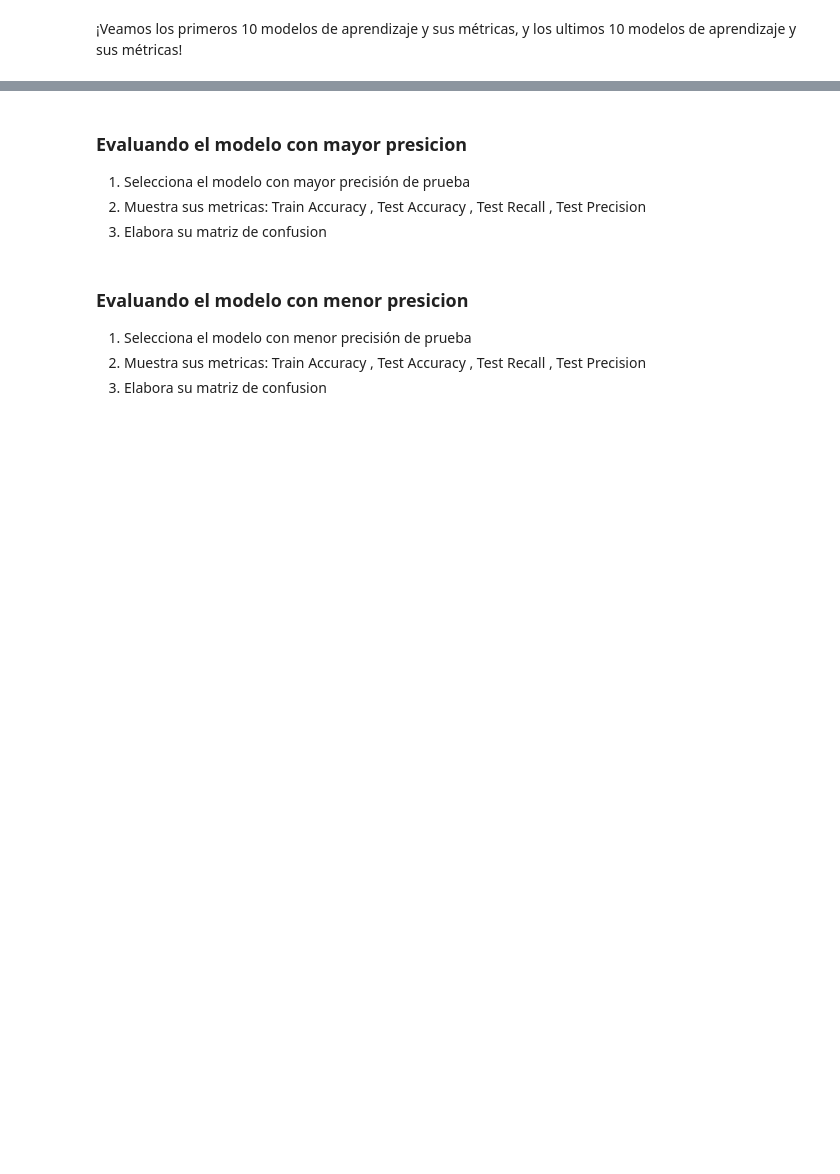
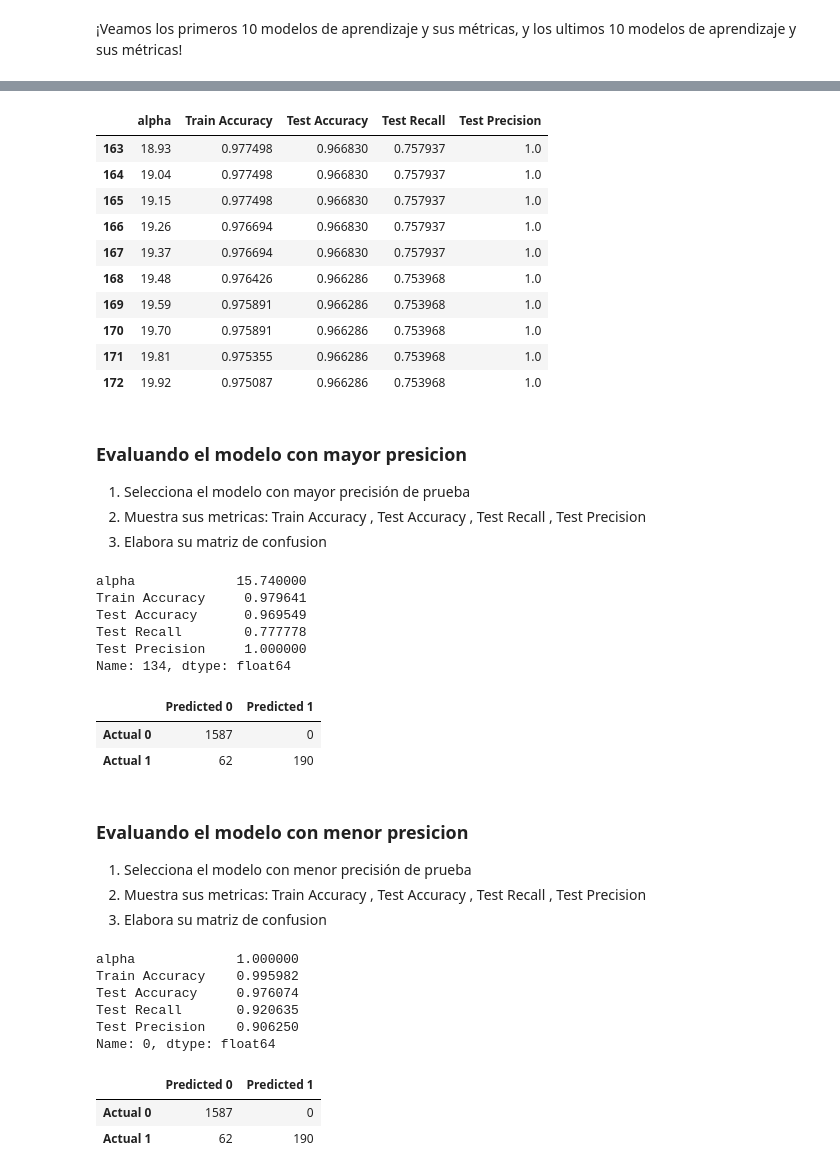
Before and after one commit to NicoapBol/DATA_SCIENCE_UPB_TASKS, a Jupyter notebook: 02 HW Code/016Unidad4_naive_bayes_sms_spam_filtering.ipynb, the cells around one changed output, grey strips where cells are left out. Cells and saved outputs as stored; diff of their text form; code cells hidden in the pictures; blank space fills up the shorter version.

```diff
--- a/02 HW Code/016Unidad4_naive_bayes_sms_spam_filtering.ipynb
+++ b/02 HW Code/016Unidad4_naive_bayes_sms_spam_filtering.ipynb
@@ -243,3 +259,17 @@ for alpha in list_alpha:
+# %%
+models.tail(n=10)
+# %% [output]
+|  | alpha | Train Accuracy | Test Accuracy | Test Recall | Test Precision |
+| 163 | 18.93 | 0.977498 | 0.966830 | 0.757937 | 1.0 |
+| 164 | 19.04 | 0.977498 | 0.966830 | 0.757937 | 1.0 |
+| 165 | 19.15 | 0.977498 | 0.966830 | 0.757937 | 1.0 |
+| 166 | 19.26 | 0.976694 | 0.966830 | 0.757937 | 1.0 |
+| 167 | 19.37 | 0.976694 | 0.966830 | 0.757937 | 1.0 |
+| 168 | 19.48 | 0.976426 | 0.966286 | 0.753968 | 1.0 |
+| 169 | 19.59 | 0.975891 | 0.966286 | 0.753968 | 1.0 |
+| 170 | 19.70 | 0.975891 | 0.966286 | 0.753968 | 1.0 |
+| 171 | 19.81 | 0.975355 | 0.966286 | 0.753968 | 1.0 |
+| 172 | 19.92 | 0.975087 | 0.966286 | 0.753968 | 1.0 |
 # %% [markdown]
 ### Evaluando el modelo con mayor presicion
 1.   Selecciona el modelo con mayor precisión de prueba
@@ -247,6 +277,23 @@ for alpha in list_alpha:
 3.   Elabora su matriz de confusion
 # %%
 # Aqui tu codigo
+best_index = models['Test Precision'].idxmax()
+models.iloc[best_index, :]
+# %% [output]
+alpha             15.740000
+Train Accuracy     0.979641
+Test Accuracy      0.969549
+Test Recall        0.777778
+Test Precision     1.000000
+Name: 134, dtype: float64
+# %%
+m_confusion_test = metrics.confusion_matrix(y_test, bayes.predict(X_test))
+pd.DataFrame(data = m_confusion_test, columns = ['Predicted 0', 'Predicted 1'],
+            index = ['Actual 0', 'Actual 1'])
+# %% [output]
+|  | Predicted 0 | Predicted 1 |
+| Actual 0 | 1587 | 0 |
+| Actual 1 | 62 | 190 |
 # %% [markdown]
 ### Evaluando el modelo con menor presicion
 1.   Selecciona el modelo con menor precisión de prueba
@@ -254,3 +301,20 @@ for alpha in list_alpha:
 3.   Elabora su matriz de confusion
 # %%
 # Aqui tu codigo
+worst_index = models['Test Precision'].idxmin()
+models.iloc[worst_index, :]
+# %% [output]
+alpha             1.000000
+Train Accuracy    0.995982
+Test Accuracy     0.976074
+Test Recall       0.920635
+Test Precision    0.906250
+Name: 0, dtype: float64
+# %%
+m_confusion_test = metrics.confusion_matrix(y_test, bayes.predict(X_test))
+pd.DataFrame(data = m_confusion_test, columns = ['Predicted 0', 'Predicted 1'],
+            index = ['Actual 0', 'Actual 1'])
+# %% [output]
+|  | Predicted 0 | Predicted 1 |
+| Actual 0 | 1587 | 0 |
+| Actual 1 | 62 | 190 |
```
Also changed, not shown: parts of 4 cells of this notebook.
